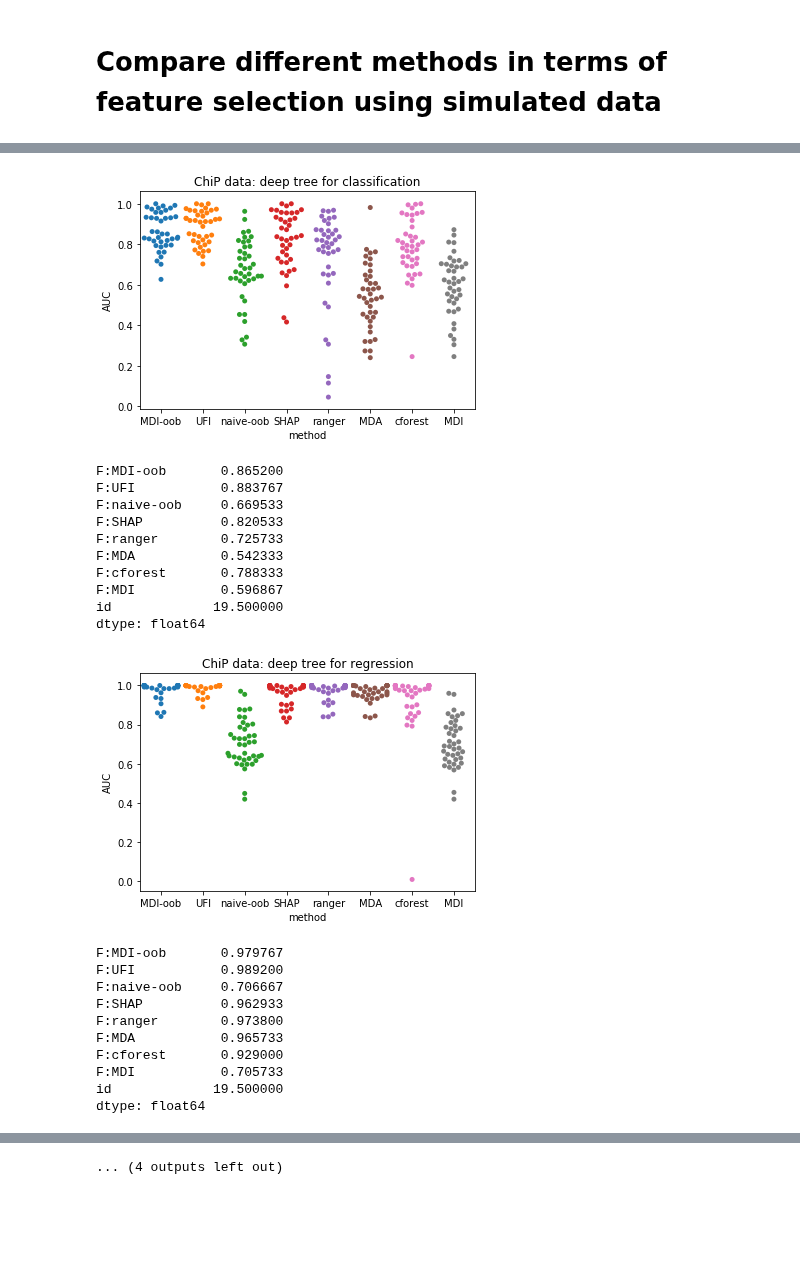
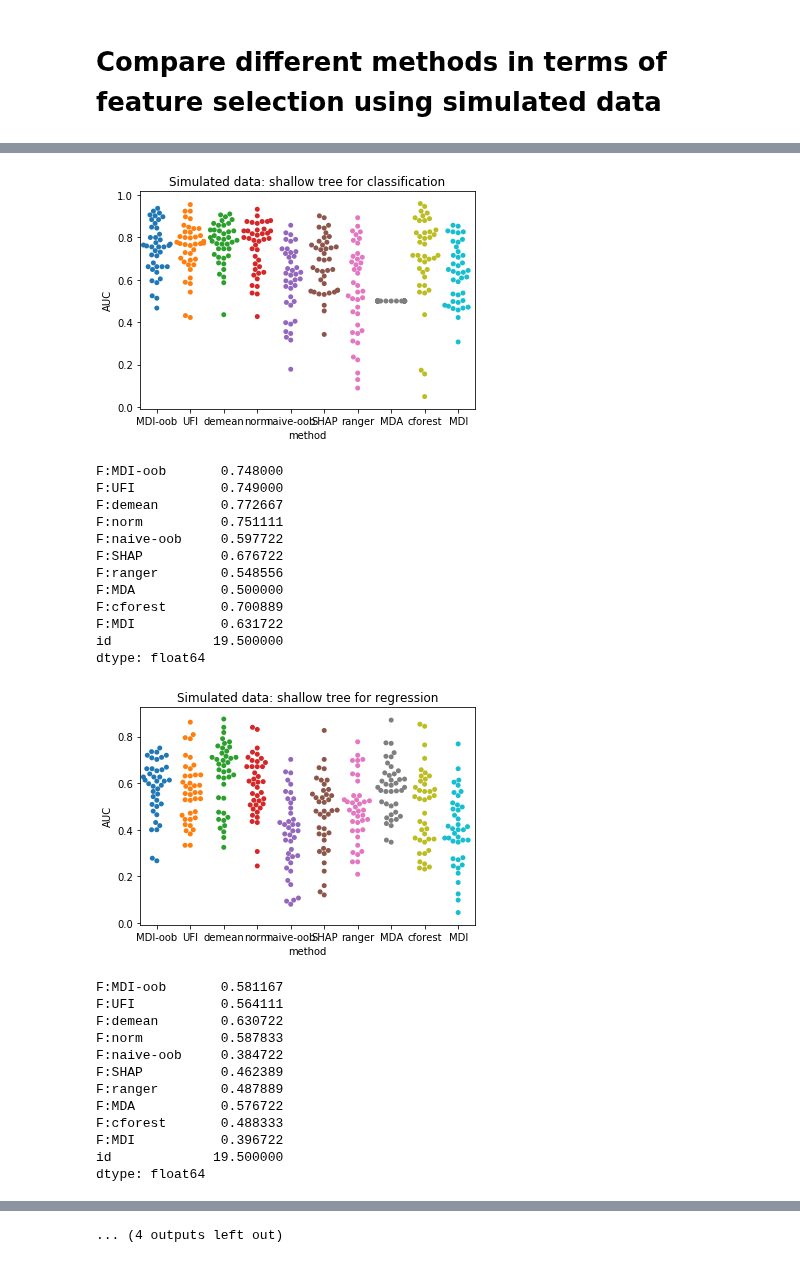
Before and after one commit to shifwang/paper-debiased-feature-importance, a Jupyter notebook: simulations/05_simulations_for_noisy_feature_identification.ipynb, the cells around one changed output, grey strips where cells are left out. Saved outputs shown, nothing was run; the diff lists cells and outputs as text; code cells hidden in the pictures; blank space fills up the shorter version.

```diff
--- a/simulations/05_simulations_for_noisy_feature_identification.ipynb
+++ b/simulations/05_simulations_for_noisy_feature_identification.ipynb
@@ -84,19 +83,23 @@ working on 1 regression deep
 # %%
 a = ['', 'ChiP', 'Simulated']
-for tree_depth in ['deep', 'shallow']:
-    for num in [2, 1]:
+for tree_depth in ['shallow','deep']:
+    for num in [1, 2]:
         for problem in ['classification', 'regression']:
             tmp = np.load('../intermediate/04_aggregate/{}{}/results_{}.npz'.format(problem, num, tree_depth))
             tmp2 = np.load('../intermediate/04_aggregate/{}{}/add_new_results_{}.npz'.format(problem, num, tree_depth))
             tmp3 = np.load('../intermediate/04_aggregate/{}{}/add_new_naive_results_{}.npz'.format(problem, num, tree_depth))
+            tmp4 = np.load('../intermediate/04_aggregate/{}{}/add_new_demean_results_{}.npz'.format(problem, num, tree_depth))
+            tmp5 = np.load('../intermediate/04_aggregate/{}{}/add_new_norm_results_{}.npz'.format(problem, num, tree_depth))
             debiased, gini, SHAP, mda = [tmp[x] for x in list(tmp)]
             new_gini, ufi = [tmp2[x] for x in list(tmp2)]
             _, naive = [tmp3[x] for x in list(tmp3)]
+            _, demean = [tmp4[x] for x in list(tmp4)]
+            _, norm = [tmp5[x] for x in list(tmp5)]
             tmp2 = pd.read_csv('../intermediate/04_aggregate_R_max_features_10/auc_df_{}{}_{}.csv'.format(problem, num, tree_depth))
             gini_R, ranger, cforest = np.array(tmp2.iloc[:, 1]), np.array(tmp2.iloc[:, 2]), np.array(tmp2.iloc[:, 3])
-            out = np.array([debiased, ufi, naive, SHAP,ranger, mda, cforest, gini]).T
+            out = np.array([debiased, ufi, demean, norm, naive, SHAP,ranger, mda, cforest, gini]).T
             #sn.swarmplot(out)
-            to_plot = pd.DataFrame(out, columns=['F:MDI-oob', 'F:UFI', 'F:naive-oob', 'F:SHAP', 'F:ranger', 'F:MDA', 'F:cforest', 'F:MDI'])
+            to_plot = pd.DataFrame(out, columns=['F:MDI-oob', 'F:UFI', 'F:demean', 'F:norm', 'F:naive-oob', 'F:SHAP', 'F:ranger', 'F:MDA', 'F:cforest', 'F:MDI'])
             to_plot['id'] = to_plot.index
             df = pd.wide_to_long(to_plot, "F", i='id', j='method', sep=':',suffix='\D+').reset_index()
             sn.swarmplot(x='method', y = 'F', data=df)
@@ -132,24 +139,28 @@ F:MDI           0.092111
 id             19.500000
 dtype: float64
-[figure, old version]
+[figure, new version]
-F:MDI-oob       0.865200
-F:UFI           0.883767
-F:naive-oob     0.669533
-F:SHAP          0.820533
-F:ranger        0.725733
-F:MDA           0.542333
-F:cforest       0.788333
-F:MDI           0.596867
+F:MDI-oob       0.748000
+F:UFI           0.749000
+F:demean        0.772667
+F:norm          0.751111
+F:naive-oob     0.597722
+F:SHAP          0.676722
+F:ranger        0.548556
+F:MDA           0.500000
+F:cforest       0.700889
+F:MDI           0.631722
 id             19.500000
 dtype: float64
-[figure, old version]
+[figure, new version]
-F:MDI-oob       0.979767
-F:UFI           0.989200
-F:naive-oob     0.706667
-F:SHAP          0.962933
-F:ranger        0.973800
-F:MDA           0.965733
-F:cforest       0.929000
-F:MDI           0.705733
+F:MDI-oob       0.581167
+F:UFI           0.564111
+F:demean        0.630722
+F:norm          0.587833
+F:naive-oob     0.384722
+F:SHAP          0.462389
+F:ranger        0.487889
+F:MDA           0.576722
+F:cforest       0.488333
+F:MDI           0.396722
 id             19.500000
 dtype: float64
```
Also changed, not shown: parts of 3 cells of this notebook, 1 other file.
